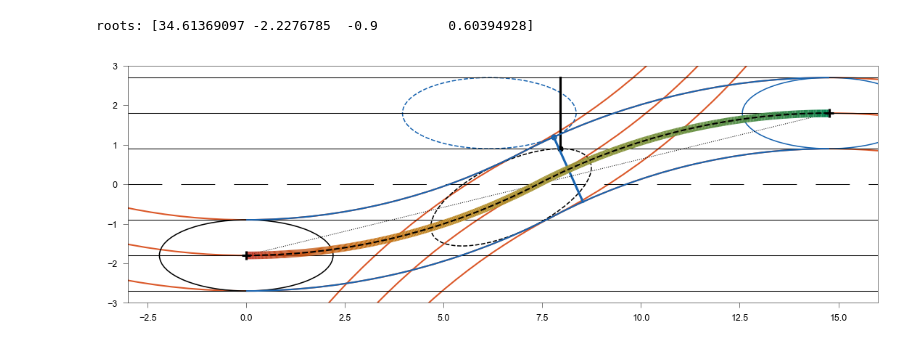
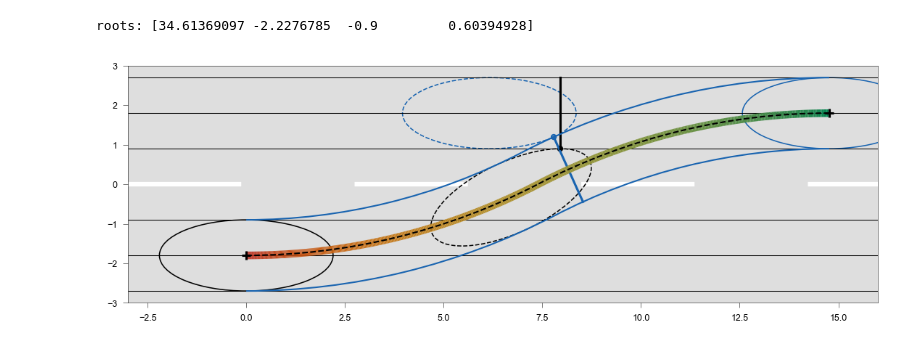
Before and after one commit to EPFL-ENAC/LUTS-pneuma-simulator, a Jupyter notebook: notebooks/discrete.ipynb, the cells around one changed output. Cells and saved outputs as stored; diff of their text form; code cells hidden in the pictures.

Commit message:
chore: updated notation with check and hat symbols
Issue(s): #11

```diff
--- a/notebooks/discrete.ipynb
+++ b/notebooks/discrete.ipynb
@@ -148,7 +235,7 @@ $S = 2R \phi = \frac{W\phi}{\left(1-\cos\phi\right)}$
 $\Delta x = \frac{W}{\tan0.5\phi}$
 # %%
 # maneuverability in degrees
-gamma = round(exp(XC * v * factor + CC), 1)
+gamma = round(exp(XC * v_check * factor + CC), 1)
 print(f"gamma: {gamma}")
 # mid-maneuver angle in radians
 phi = pi / 90 * gamma
@@ -167,8 +258,8 @@ $\Delta t = \left(\hat{v} - v\right) / a$
 # %%
 # Constant acceleration
-a = (v_hat**2 - v**2) / (2 * S)
+a = (v_hat**2 - v_check**2) / (2 * S)
 # Time duration of maneuver
-Dt = (v_hat - v) / a
+Dt = (v_hat - v_check) / a
 print(f"S: {round(S,1)}, a: {round(a,1)}, Dt: {round(Dt,1)}")
 # %% [output]
 S: 15.3, a: 0.5, Dt: 5.5
@@ -179,19 +277,16 @@ $\dot\theta = \pm v/R$
 speeds = []
 x_pos = []
 y_pos = []
-v_t = v
-x_t = 0
-y_t = y
+v_t = v_check
+x_t = x_check
+y_t = y_check
 theta_t = 0
 times = arange(dt, Dt + dt, dt)
-sign = 1
 for t in times:
     speeds.append(v_t)
     x_pos.append(x_t)
     y_pos.append(y_t)
     v_t += a * dt
-    if y_t * y < 0:
-        sign = -1
-    theta_t += sign * v_t / R * dt
+    y_t += v_t * sin(theta_t) * dt
+    theta_t += sign(y_check * y_t) * v_t / R * dt
     x_t += v_t * cos(theta_t) * dt
-    y_t += v_t * sin(theta_t) * dt
@@ -353,7 +355,8 @@ xmax = 16
 ymin = -3
 ymax = 3
 ax.set_aspect("equal")
-ax.hlines(0, xmin=xmin, xmax=xmax, color="k", lw=0.5, ls=(0, (45, 25)))
+ax.axvspan(xmin, xmax, facecolor=grey, zorder=-1)
+ax.hlines(0, xmin=xmin, xmax=xmax, color="w", lw=3,ls=(0, (25, 25)), zorder=0)
 ax.hlines(
     (
         -W / 2 - w,
@@ -367,7 +370,7 @@ ax.hlines(
     xmax=xmax,
     color="k",
     lw=0.5,
-    ls=["-", "-"],
+    ls="-",
 )
 alpha.styles = {"ec": "k", "fc": "none", "fill": False, "lw": 0.75}
 quartic = deepcopy(alpha)
@@ -385,18 +388,6 @@ desired.styles = {"ec": dark_blue, "fc": "none", "fill": False, "lw": 0.75, "ls"
 desired.x = x_d
 desired.y = y_d
 desired.theta = 0
-circle1 = plt.Circle((x_0, y_0), R, ec=vermilion, fc="none")
-circle1_min = plt.Circle((x_0, y_0), r_min, ec=vermilion, fc="none")
-circle1_max = plt.Circle((x_0, y_0), r_max, ec=vermilion, fc="none")
-circle2 = plt.Circle((x_d, -y_0), R, ec=vermilion, fc="none")
-circle2_min = plt.Circle((x_d, -y_0), r_min, ec=vermilion, fc="none")
-circle2_max = plt.Circle((x_d, -y_0), r_max, ec=vermilion, fc="none")
-ax.add_patch(circle1)
-ax.add_patch(circle1_min)
-ax.add_patch(circle1_max)
-ax.add_patch(circle2)
-ax.add_patch(circle2_min)
-ax.add_patch(circle2_max)
 arc1 = Arc((x_0, y_0), R * 2, R * 2, theta1=-90, theta2=-90 + 2 * gamma, zorder=100, color="k", ls="--")
 arc1_min = Arc((x_0, y_0), r_min * 2, r_min * 2, theta1=-90, theta2=-90 + 2 * gamma, zorder=100, color=dark_blue)
 arc1_max = Arc((x_0, y_0), r_max * 2, r_max * 2, theta1=-90, theta2=-90 + 2 * gamma, zorder=100, color=dark_blue)
@@ -417,35 +408,35 @@ tx = atan(-(w / s) * 1 / tan(-tangential.theta + pi / 2))
 ty = atan(-(w / s) * 1 / tan(-tangential.theta))
 ta = asin(w / R)
 xx = s * cos(tx) * cos(tangential.theta) - w * sin(tx) * sin(tangential.theta)
 yx = s * cos(tx) * sin(tangential.theta) + w * sin(tx) * cos(tangential.theta)
 xy = s * cos(ty) * cos(tangential.theta) - w * sin(ty) * sin(tangential.theta)
 yy = s * cos(ty) * sin(tangential.theta) + w * sin(ty) * cos(tangential.theta)
 xa_f = s * cos(-ta) * cos(tangential.theta) - w * sin(-ta) * sin(tangential.theta)
 ya_f = s * cos(-ta) * sin(tangential.theta) + w * sin(-ta) * cos(tangential.theta)
 xa_r = s * cos(pi - ta) * cos(tangential.theta) - w * sin(pi - ta) * sin(tangential.theta)
 ya_r = s * cos(pi - ta) * sin(tangential.theta) + w * sin(pi - ta) * cos(tangential.theta)
-plt.scatter(tangential.x + xy, tangential.y + yy, ec="k", marker=".")
-plt.scatter(quartic.x + x_t, quartic.y - y_t, ec=dark_blue, marker=".")
+
+plt.scatter(tangential.x + xy, tangential.y + yy, ec="k", fc="none",marker=".")
+plt.scatter(quartic.x + x_t, quartic.y - y_t, ec=dark_blue, fc="none", marker=".")
 plt.plot(
     (quartic.x + x_t, offset_x),
     (quartic.y - y_t, offset_y),
     c=dark_blue,
     lw=1.5,
 )
 plt.scatter(x_m, y_m, marker="+", ec="k", fc="none", zorder=10)
 plt.scatter(x_d, y_d, marker="+", ec="k", fc="none", zorder=10)
-plt.plot((x_m, x_d), (y_m, y_d), c="k", lw=0.5, ls=":")
 plt.plot(
     (tangential.x + xy, tangential.x + xy),
     (tangential.w, 3 * tangential.w),
     c="k",
     lw=1.5,
 )
 colored_line(x_pos, y_pos, c=speeds, ax=ax,cmap=cmap,lw=5)
 plt.xlim(xmin, xmax)
 plt.ylim(ymin, ymax)
 fig.tight_layout(pad=0)
 fig.canvas.header_visible = False
-# plt.savefig("./output/sketches/lane-change.pdf", format="pdf", transparent=True)
+#plt.savefig("./output/sketches/lane-change.pdf", format="pdf", transparent=True)
 # %% [output]
-[figure, old version]
+[figure, new version]
```
Also changed, not shown: parts of 23 cells of this notebook.
